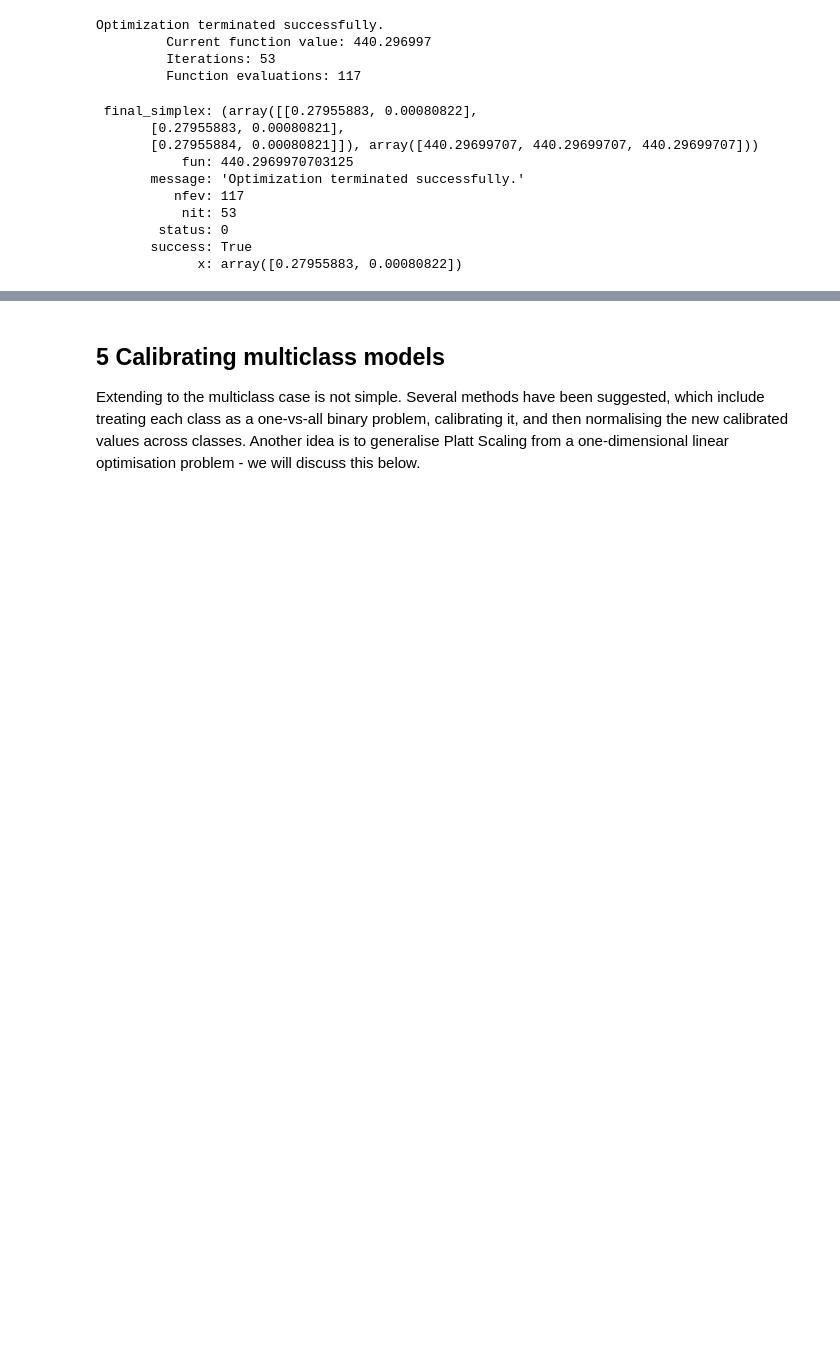
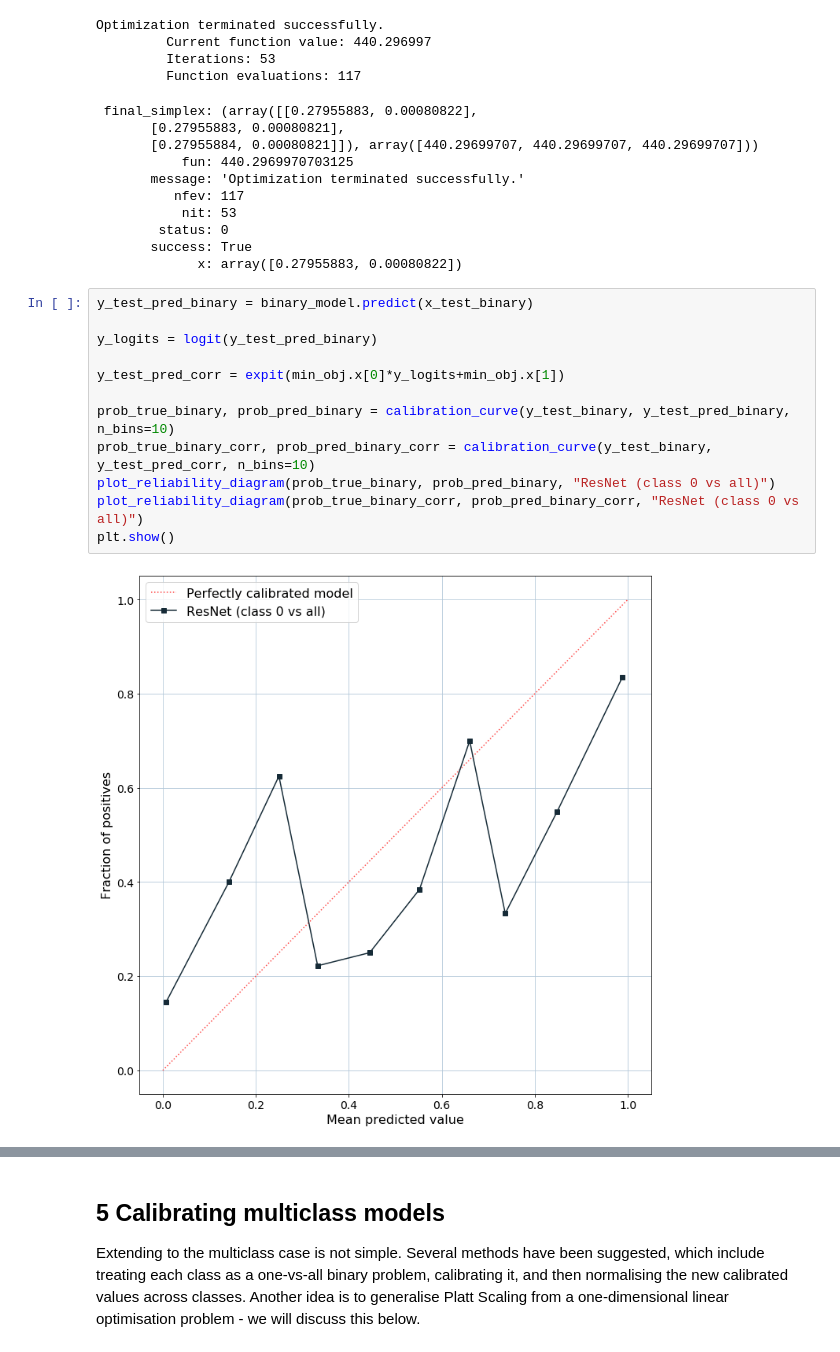
Before and after one commit to nplan-io/kdd2020-calibration, a Jupyter notebook: tutorial/KDD 2020 - nPlan calibration session (completed).ipynb, the cells around one changed output, grey strips where cells are left out. Cells and saved outputs as stored; diff of their text form; blank space fills up the shorter version.

```diff
--- a/tutorial/KDD 2020 - nPlan calibration session (completed).ipynb
+++ b/tutorial/KDD 2020 - nPlan calibration session (completed).ipynb
@@ -296,3 +305,17 @@ Optimization terminated successfully.
         status: 0
        success: True
              x: array([0.27955883, 0.00080822])
+# %%
+y_test_pred_binary = binary_model.predict(x_test_binary)
+
+y_logits = logit(y_test_pred_binary)
+
+y_test_pred_corr = expit(min_obj.x[0]*y_logits+min_obj.x[1])
+
+prob_true_binary, prob_pred_binary = calibration_curve(y_test_binary, y_test_pred_binary, n_bins=10)
+prob_true_binary_corr, prob_pred_binary_corr = calibration_curve(y_test_binary, y_test_pred_corr, n_bins=10)
+plot_reliability_diagram(prob_true_binary, prob_pred_binary, "ResNet (class 0 vs all)")
+plot_reliability_diagram(prob_true_binary_corr, prob_pred_binary_corr, "ResNet (class 0 vs all)")
+plt.show()
+# %% [output]
+[figure, added]
```
Also changed, not shown: parts of 9 cells of this notebook.
